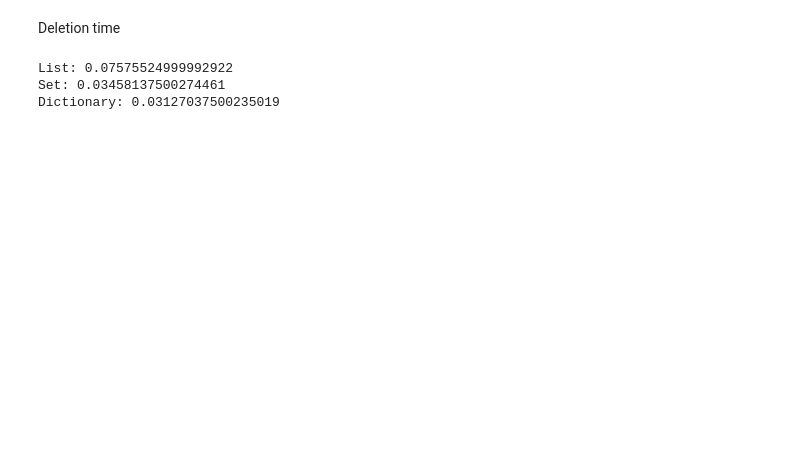
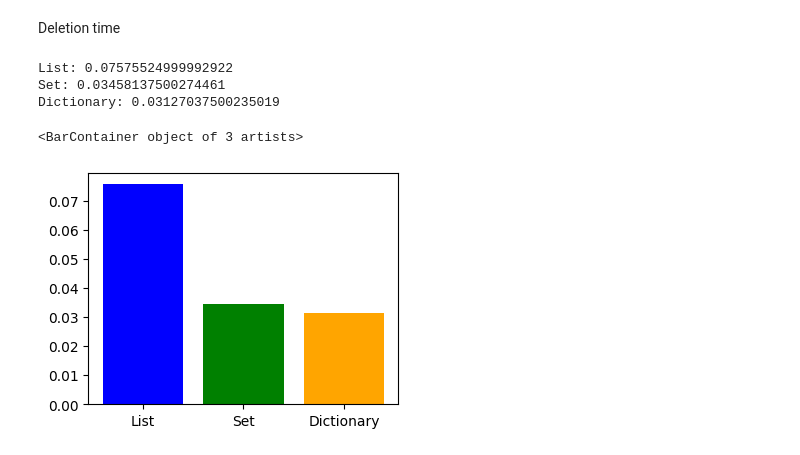
Before and after one commit to devallasaitej/All_things_Py, a Jupyter notebook: Data_Structures_Comparison.ipynb, the cells around one changed output. Drawn from its saved outputs; the diff is of its cells as text; code cells hidden in the pictures; blank space fills up the shorter version.

```diff
--- a/Data_Structures_Comparison.ipynb
+++ b/Data_Structures_Comparison.ipynb
@@ -171,6 +205,17 @@ print(f"Dictionary: {dict_del_time}")
 List: 0.07575524999992922
 Set: 0.03458137500274461
 Dictionary: 0.03127037500235019
+# %%
+# Plotting the results
+labels = ['List', 'Set', 'Dictionary']
+times = [list_del_time, set_del_time, dict_del_time]
+
+# Creating the bar plot
+plt.figure(figsize=(4, 3))
+plt.bar(labels, times, color=['blue', 'green', 'orange'])
+# %% [output]
+<BarContainer object of 3 artists>
+[figure, added]
 # %%
 # Addition & Deletion
 # Lists - O(n)
```
Also changed, not shown: parts of 5 cells of this notebook.
